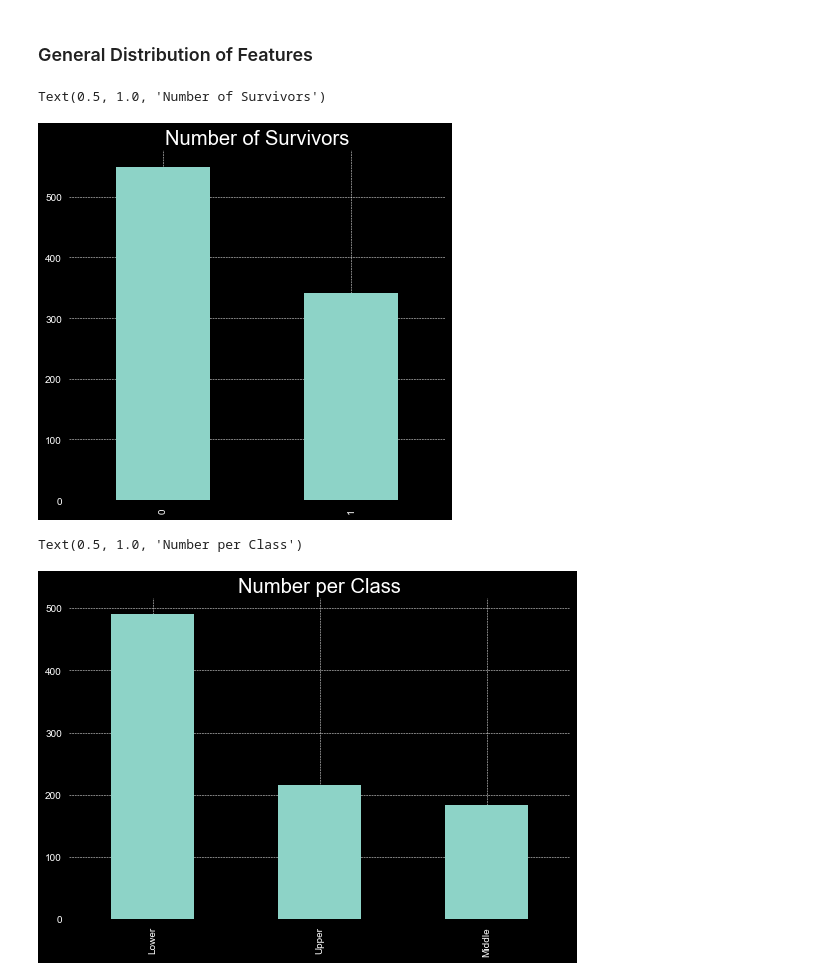
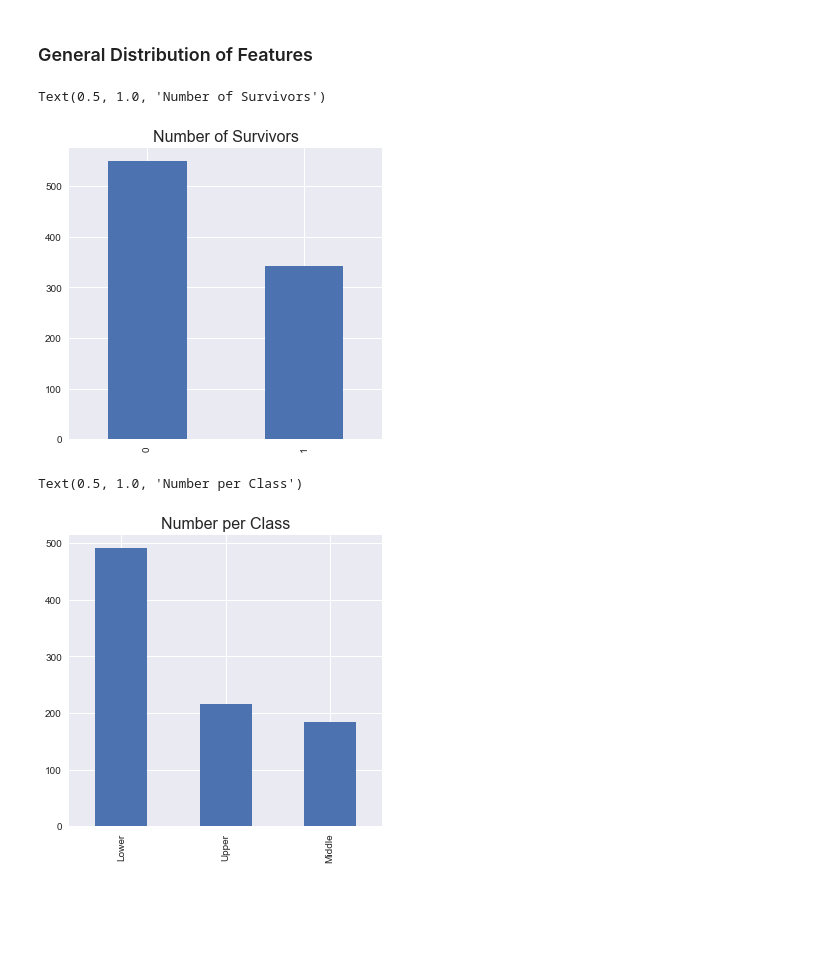
Before and after one commit to JonasSchroeder/kaggle_titanic, a Jupyter notebook: Titanic-Notebook-JSchroeder.ipynb, the cells around one changed output. Cells and saved outputs as stored; diff of their text form; code cells hidden in the pictures; blank space fills up the shorter version.

```diff
--- a/Titanic-Notebook-JSchroeder.ipynb
+++ b/Titanic-Notebook-JSchroeder.ipynb
@@ -9,7 +9,7 @@ import numpy as np
 import pandas as pd
 import re
 import matplotlib.pyplot as plt
-plt.style.use('dark_background')
+plt.style.use('seaborn')
 import seaborn as sns
 # %%
 # change working directory and load data
@@ -251,20 +251,21 @@ train_df[["Survived", "Age", "SibSp", "Parch", "Fare"]].describe()
 ### General Distribution of Features
 # %%
 # Survived
-plt.figure(figsize=(6,6))
+plt.figure(figsize=(5,5))
 count_survived = train_df["Survived"].value_counts()
 count_survived .plot.bar()
-plt.title("Number of Survivors")
+plt.title("Number of Survivors", size=16)
 # %% [output]
 Text(0.5, 1.0, 'Number of Survivors')
-[figure, old version]
+[figure, new version]
 # %%
 # Number per class
+plt.figure(figsize=(5,5))
 count_class = train_df["Pclass"].value_counts()
 count_class.plot.bar()
-plt.title("Number per Class")
+plt.title("Number per Class", size=16)
 # %% [output]
 Text(0.5, 1.0, 'Number per Class')
-[figure, old version]
+[figure, new version]
 # %%
 # Number per Title
```
Also changed, not shown: parts of 7 cells of this notebook.
